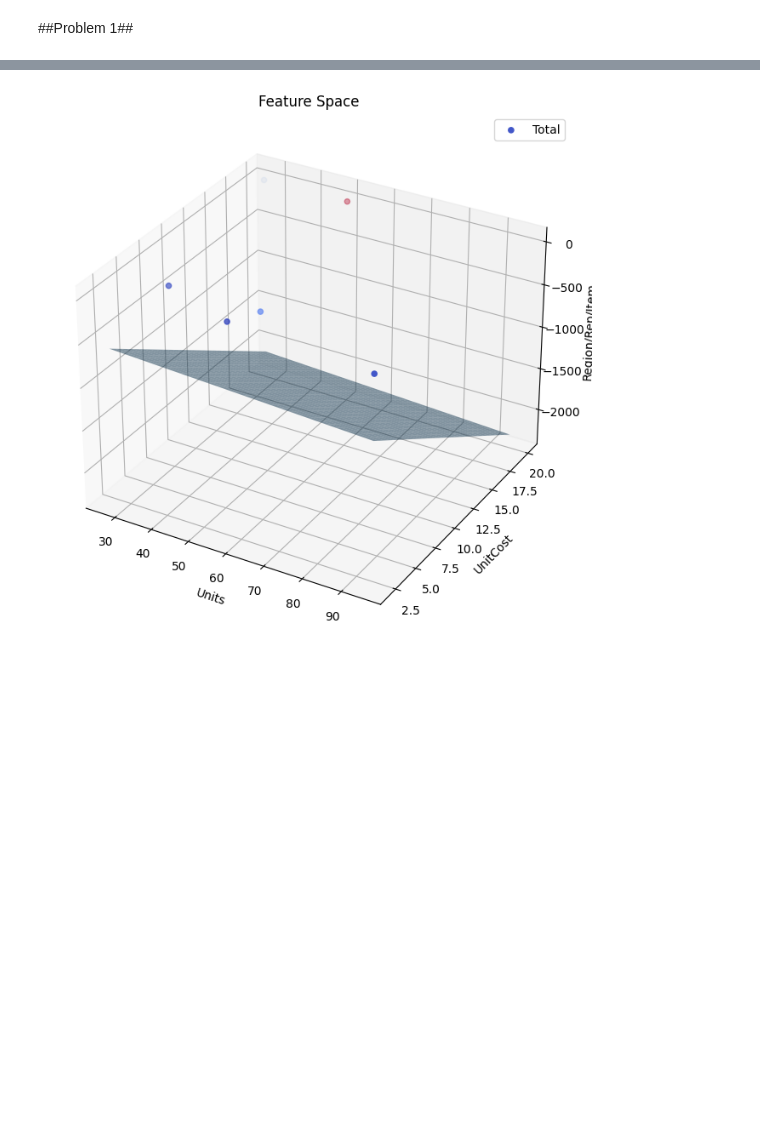
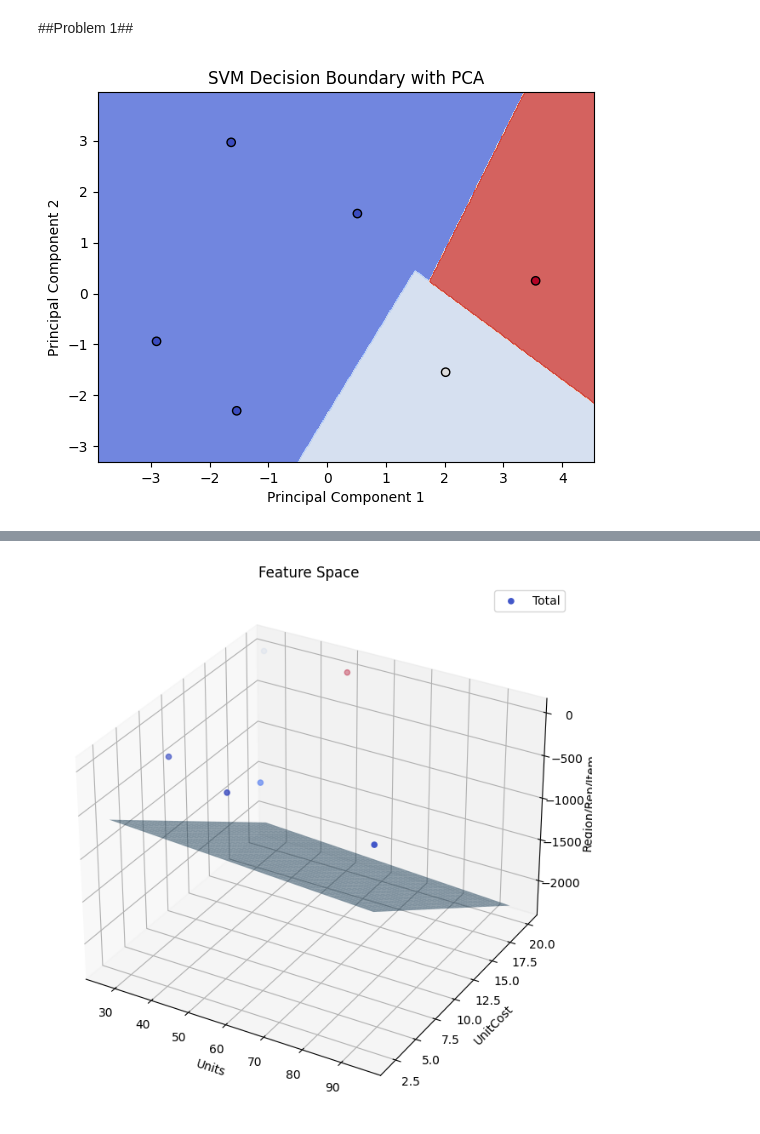
Before and after one commit to sheikh495/MachineLearning, a Jupyter notebook: M7_8_Homework_Converting_Data_Into_A_Vector_Space_Model.ipynb, the cells around one changed output, grey strips where cells are left out. Cells and saved outputs as stored; diff of their text form; code cells hidden in the pictures; blank space fills up the shorter version.

```diff
--- a/M7_8_Homework_Converting_Data_Into_A_Vector_Space_Model.ipynb
+++ b/M7_8_Homework_Converting_Data_Into_A_Vector_Space_Model.ipynb
@@ -380,3 +380,68 @@ print(df_encoded)
 5     False        False
 # %% [markdown]
 ##Problem 1##
+# %%
+import numpy as np
+import matplotlib.pyplot as plt
+from sklearn.svm import SVC
+from sklearn.preprocessing import StandardScaler
+from sklearn.decomposition import PCA
+from sklearn.cluster import KMeans
+
+# Define the Office Supply Sales Data
+data_sales = {
+    'Region': ['East', 'Central', 'Central', 'Central', 'West', 'East'],
+    'Rep': ['Jones', 'Kivell', 'Jardine', 'Gill', 'Sorvino', 'Jones'],
+    'Item': ['Pencil', 'Binder', 'Pencil', 'Pen', 'Pencil', 'Binder'],
+    'Units': [95, 50, 36, 27, 56, 60],
+    'UnitCost': [1.99, 19.99, 4.99, 19.99, 2.99, 4.99],
+    'Total': [189.05, 999.5, 179.64, 539.73, 167.44, 299.4]
+}
+
+# Convert Office Supply Sales Data to DataFrame
+df_sales = pd.DataFrame(data_sales)
+
+# Encode categorical variables
+df_encoded_sales = pd.get_dummies(df_sales, columns=['Region', 'Rep', 'Item'])
+
+# Split data into features and target
+X_sales = df_encoded_sales.drop(columns=['Total']).values
+y_sales = df_encoded_sales['Total'].values
+
+# Standardize features
+scaler = StandardScaler()
+X_scaled_sales = scaler.fit_transform(X_sales)
+
+# Apply PCA to reduce dimensionality to 2D
+pca = PCA(n_components=2)
+X_pca_sales = pca.fit_transform(X_scaled_sales)
+
+# Perform K-means clustering to define discrete classes
+kmeans = KMeans(n_clusters=3, random_state=0)
+y_clusters = kmeans.fit_predict(y_sales.reshape(-1, 1))
+
+# Create SVM classifier
+svm_classifier = SVC(kernel='linear')
+
+# Train SVM classifier
+svm_classifier.fit(X_pca_sales, y_clusters)
+
+# Plot decision boundary (hyperplane) in 2D
+h = 0.02  # step size in the mesh
+x_min, x_max = X_pca_sales[:, 0].min() - 1, X_pca_sales[:, 0].max() + 1
+y_min, y_max = X_pca_sales[:, 1].min() - 1, X_pca_sales[:, 1].max() + 1
+xx, yy = np.meshgrid(np.arange(x_min, x_max, h), np.arange(y_min, y_max, h))
+Z = svm_classifier.predict(np.c_[xx.ravel(), yy.ravel()])
+
+# Put the result into a color plot
+Z = Z.reshape(xx.shape)
+plt.contourf(xx, yy, Z, cmap=plt.cm.coolwarm, alpha=0.8)
+
+# Plot the data points
+plt.scatter(X_pca_sales[:, 0], X_pca_sales[:, 1], c=y_clusters, cmap=plt.cm.coolwarm, edgecolors='k')
+plt.xlabel('Principal Component 1')
+plt.ylabel('Principal Component 2')
+plt.title('SVM Decision Boundary with PCA')
+plt.show()
+# %% [output]
+[figure, added]
```
Also changed, not shown: parts of 12 cells of this notebook.
